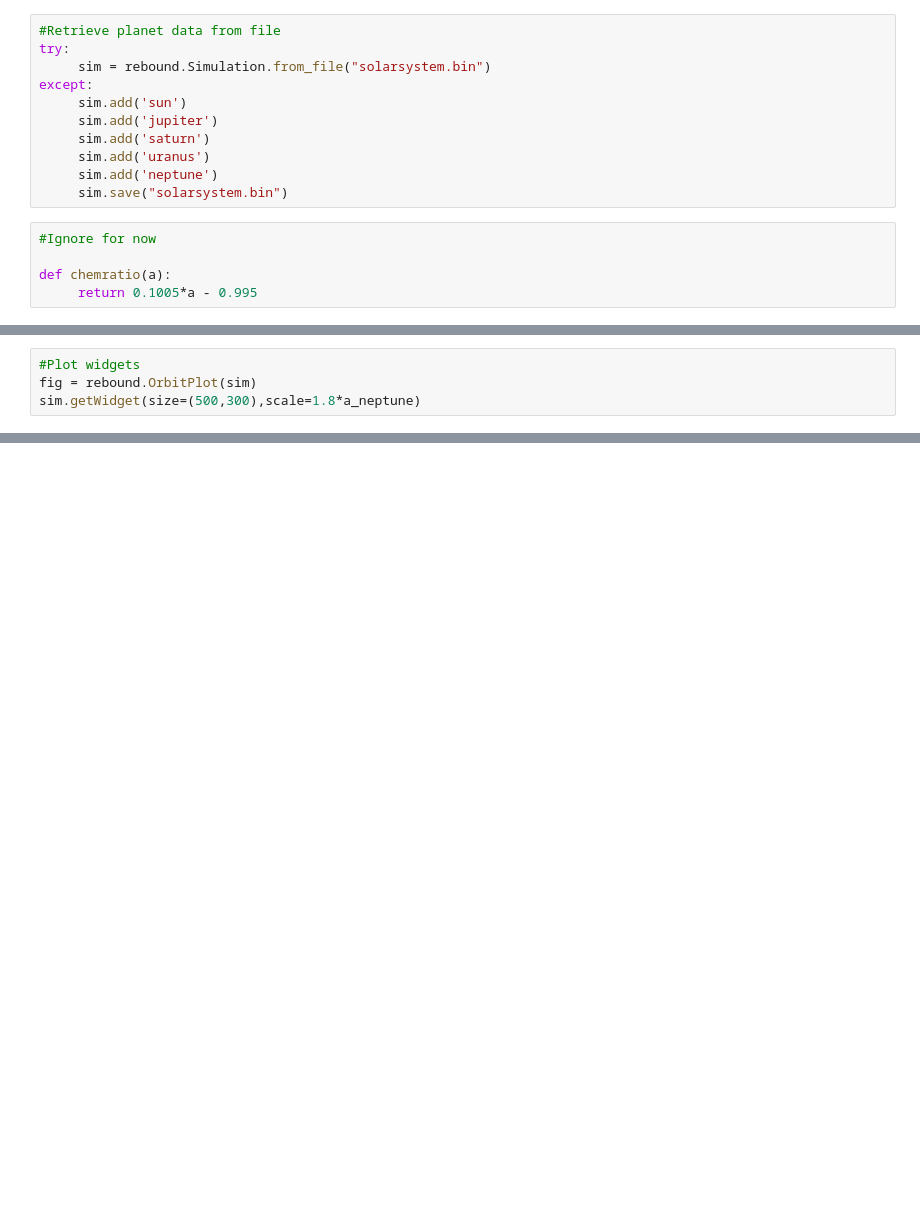
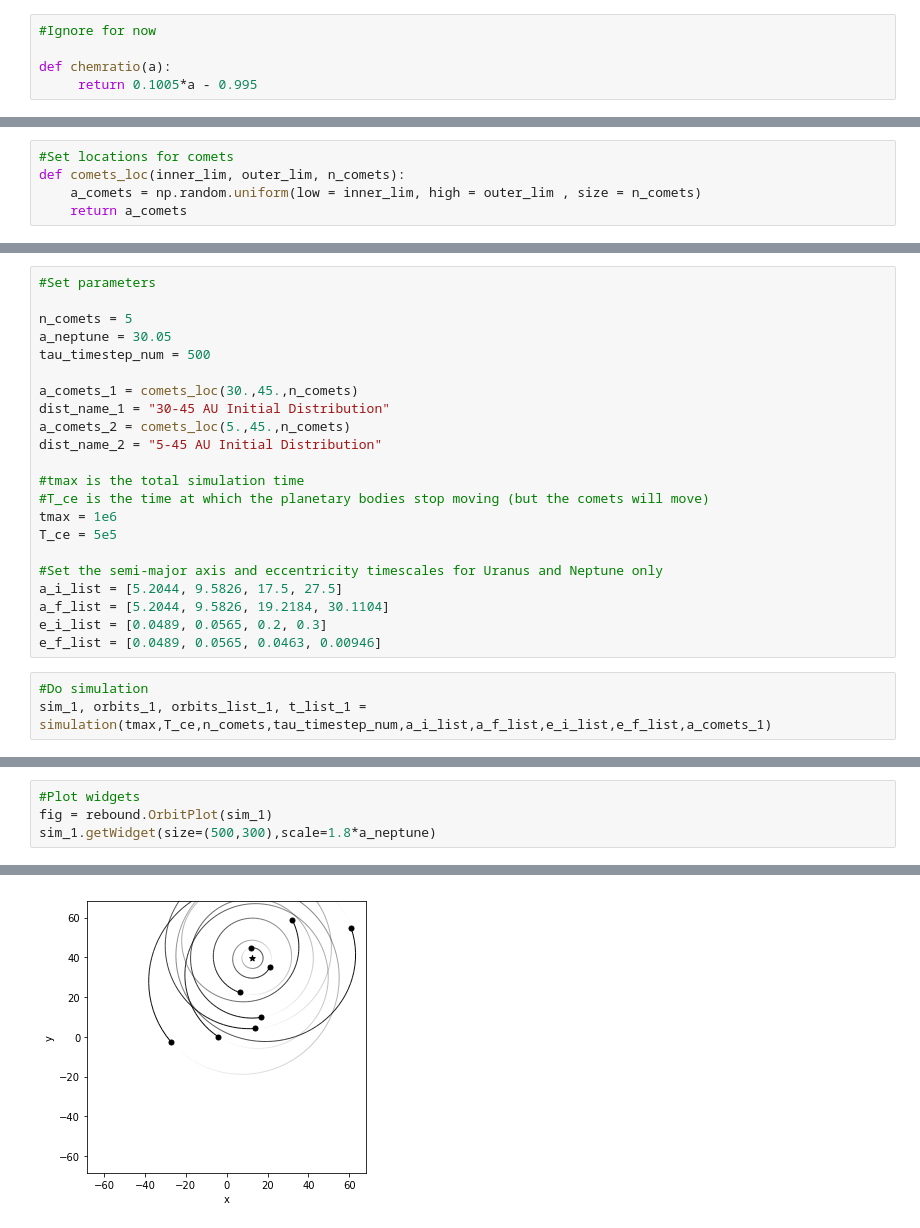
Before and after one commit to Michael-WC-Wong/Comets-Rebound-Sims, a Jupyter notebook: Simulation Code.ipynb, the cells around one changed output, grey strips where cells are left out. Saved outputs shown, nothing was run; the diff lists cells and outputs as text; blank space fills up the shorter version.

```diff
--- a/Simulation Code.ipynb
+++ b/Simulation Code.ipynb
@@ -27,15 +30,4 @@ import reboundx
 %matplotlib inline
-# %%
-#Retrieve planet data from file
-try:
-     sim = rebound.Simulation.from_file("solarsystem.bin")
-except:
-     sim.add('sun')
-     sim.add('jupiter')
-     sim.add('saturn')
-     sim.add('uranus')
-     sim.add('neptune')
-     sim.save("solarsystem.bin")
 # %%
 #Ignore for now
 
@@ -97,0 +36,5 @@ for orbit in orbits:
+# %%
+#Set locations for comets
+def comets_loc(inner_lim, outer_lim, n_comets):
+    a_comets = np.random.uniform(low = inner_lim, high = outer_lim , size = n_comets)
+    return a_comets
@@ -97,0 +202,25 @@ for orbit in orbits:
+# %%
+#Set parameters
+
+n_comets = 5
+a_neptune = 30.05
+tau_timestep_num = 500
+
+a_comets_1 = comets_loc(30.,45.,n_comets)
+dist_name_1 = "30-45 AU Initial Distribution"
+a_comets_2 = comets_loc(5.,45.,n_comets)
+dist_name_2 = "5-45 AU Initial Distribution"
+
+#tmax is the total simulation time
+#T_ce is the time at which the planetary bodies stop moving (but the comets will move)
+tmax = 1e6
+T_ce = 5e5
+
+#Set the semi-major axis and eccentricity timescales for Uranus and Neptune only
+a_i_list = [5.2044, 9.5826, 17.5, 27.5]
+a_f_list = [5.2044, 9.5826, 19.2184, 30.1104]
+e_i_list = [0.0489, 0.0565, 0.2, 0.3]
+e_f_list = [0.0489, 0.0565, 0.0463, 0.00946]
+# %%
+#Do simulation
+sim_1, orbits_1, orbits_list_1, t_list_1 = simulation(tmax,T_ce,n_comets,tau_timestep_num,a_i_list,a_f_list,e_i_list,e_f_list,a_comets_1)
@@ -98,4 +265,5 @@ for orbit in orbits:
 # %%
 #Plot widgets
-fig = rebound.OrbitPlot(sim)
-sim.getWidget(size=(500,300),scale=1.8*a_neptune)
+fig = rebound.OrbitPlot(sim_1)
+sim_1.getWidget(size=(500,300),scale=1.8*a_neptune)
+# %% [output]
@@ -101,0 +271 @@ sim.getWidget(size=(500,300),scale=1.8*a_neptune)
+[figure, added]
```
Also changed, not shown: parts of 15 cells of this notebook.
